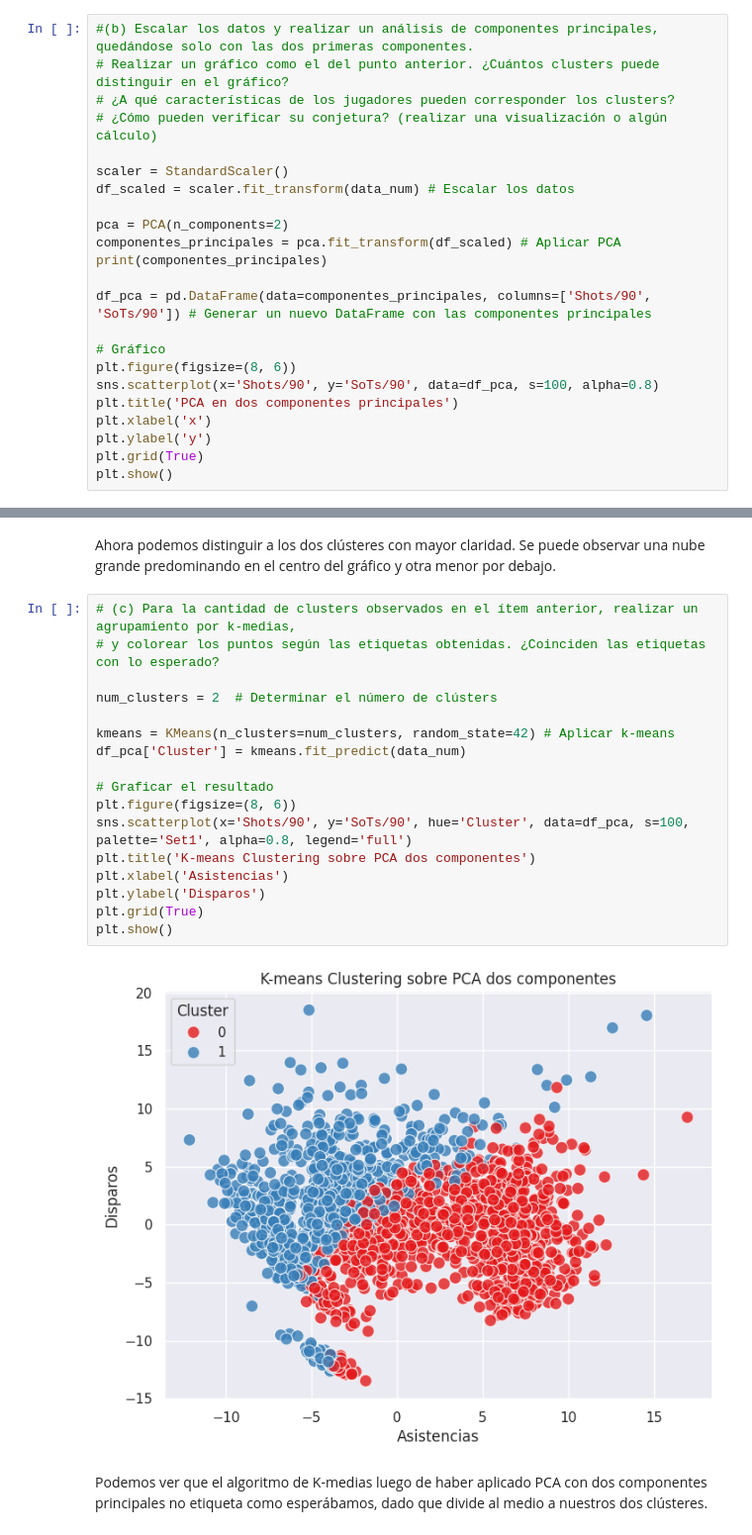
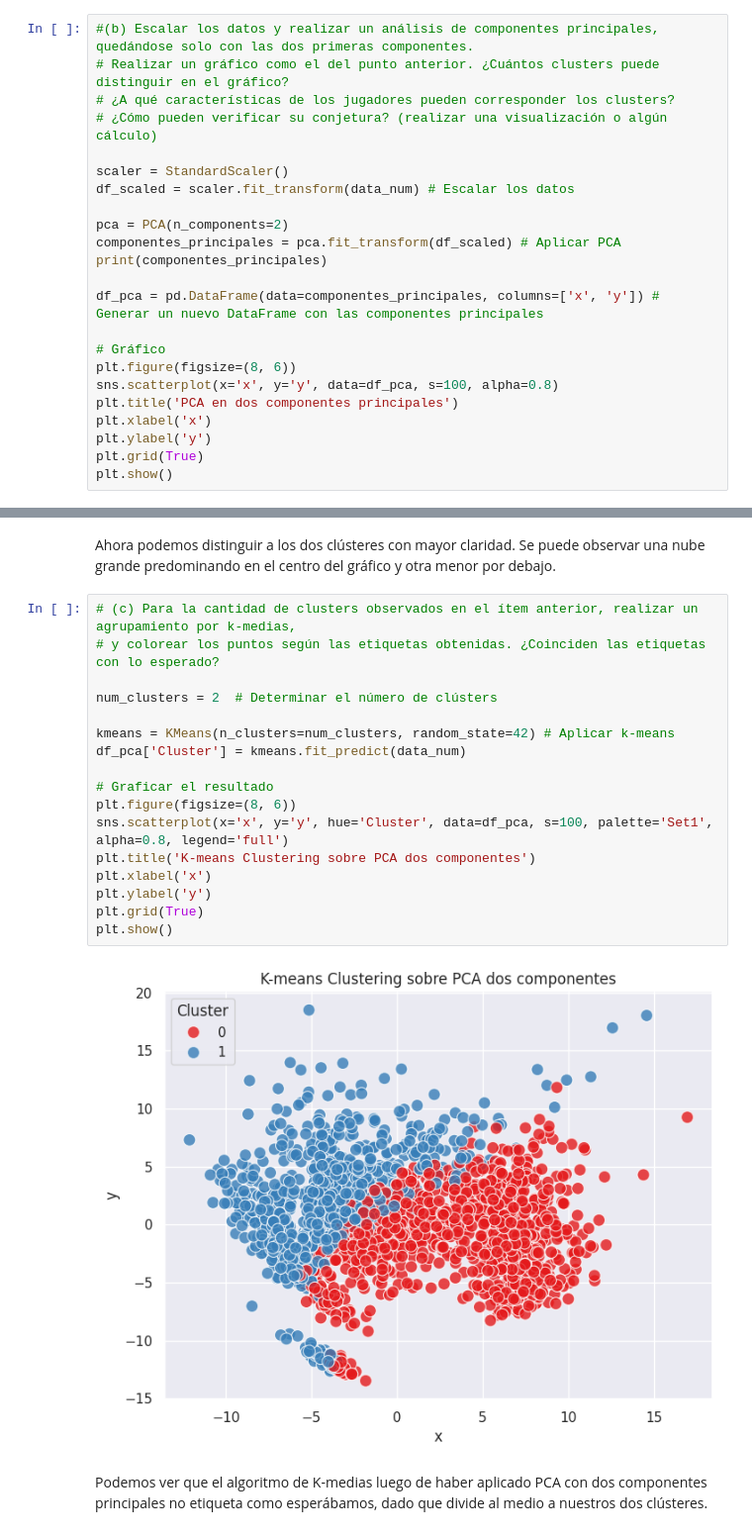
Before and after one commit to joacokoif/tp2_fulbo_ldd, a Jupyter notebook: tp2_LDD_Futbol_Analytics.ipynb, the cells around one changed output, grey strips where cells are left out. Shown at 99% size. Saved outputs shown, nothing was run; the diff lists cells and outputs as text.

```diff
--- a/tp2_LDD_Futbol_Analytics.ipynb
+++ b/tp2_LDD_Futbol_Analytics.ipynb
@@ -122,11 +124,11 @@ pca = PCA(n_components=2)
 componentes_principales = pca.fit_transform(df_scaled) # Aplicar PCA
 print(componentes_principales)
 
-df_pca = pd.DataFrame(data=componentes_principales, columns=['Shots/90', 'SoTs/90']) # Generar un nuevo DataFrame con las componentes principales
+df_pca = pd.DataFrame(data=componentes_principales, columns=['x', 'y']) # Generar un nuevo DataFrame con las componentes principales
 
 # Gráfico
 plt.figure(figsize=(8, 6))
-sns.scatterplot(x='Shots/90', y='SoTs/90', data=df_pca, s=100, alpha=0.8)
+sns.scatterplot(x='x', y='y', data=df_pca, s=100, alpha=0.8)
 plt.title('PCA en dos componentes principales')
 plt.xlabel('x')
 plt.ylabel('y')
@@ -146,22 +148,22 @@ Ahora podemos distinguir a los dos clústeres con mayor claridad. Se puede obser
 # %%
 # (c) Para la cantidad de clusters observados en el ítem anterior, realizar un agrupamiento por k-medias,
 # y colorear los puntos según las etiquetas obtenidas. ¿Coinciden las etiquetas con lo esperado?
 
 num_clusters = 2  # Determinar el número de clústers
 
 kmeans = KMeans(n_clusters=num_clusters, random_state=42) # Aplicar k-means
 df_pca['Cluster'] = kmeans.fit_predict(data_num)
 
 # Graficar el resultado
 plt.figure(figsize=(8, 6))
-sns.scatterplot(x='Shots/90', y='SoTs/90', hue='Cluster', data=df_pca, s=100, palette='Set1', alpha=0.8, legend='full')
+sns.scatterplot(x='x', y='y', hue='Cluster', data=df_pca, s=100, palette='Set1', alpha=0.8, legend='full')
 plt.title('K-means Clustering sobre PCA dos componentes')
-plt.xlabel('Asistencias')
-plt.ylabel('Disparos')
+plt.xlabel('x')
+plt.ylabel('y')
 plt.grid(True)
 plt.show()
 # %% [output]
-[figure, old version]
+[figure, new version]
 # %% [markdown]
 Podemos ver que el algoritmo de K-medias luego de haber aplicado PCA con dos componentes principales no etiqueta como esperábamos, dado que divide al medio a nuestros dos clústeres.
 # %%
```
Also changed, not shown: parts of 13 cells of this notebook.
